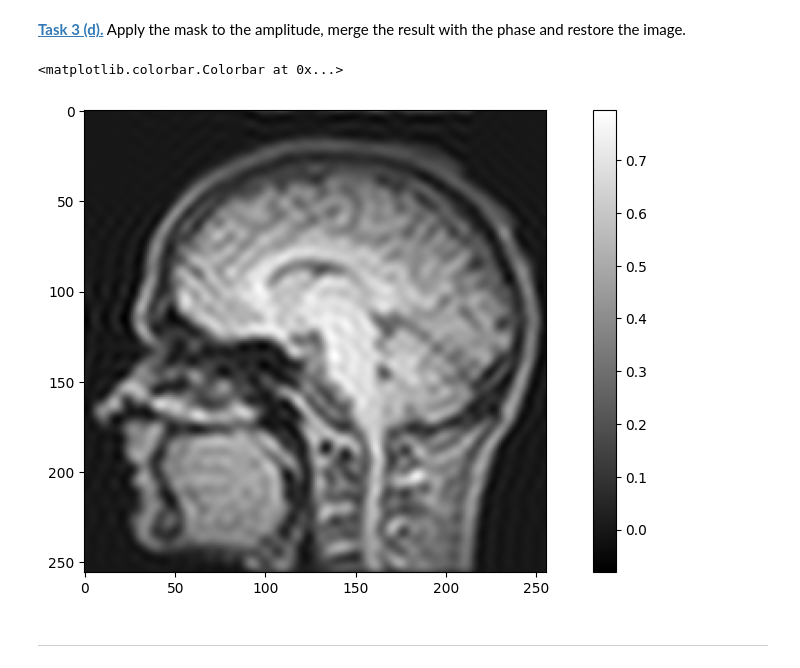
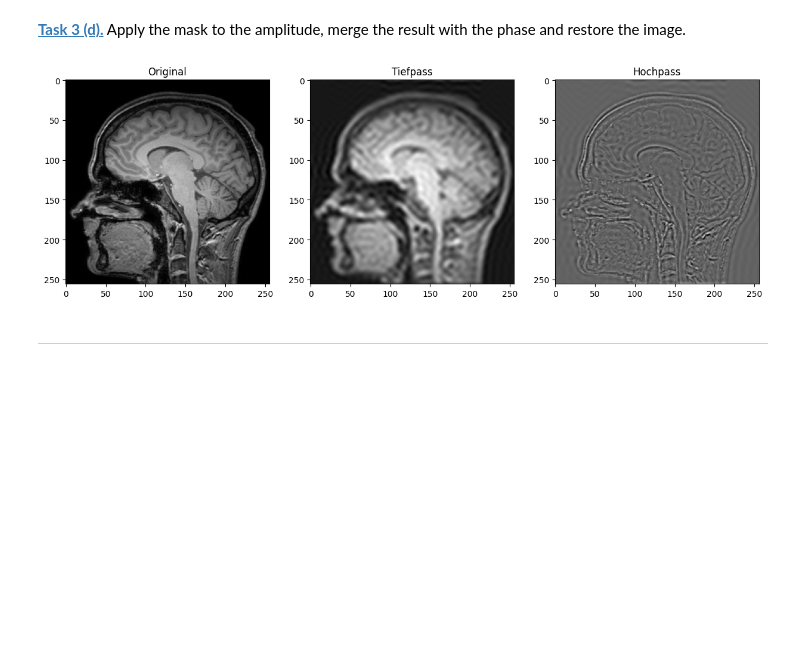
Before and after one commit to SamuelMaerklin/mobi-fs5-python, a Jupyter notebook: fourier.ipynb, the cells around one changed output. Cells and saved outputs as stored; diff of their text form; code cells hidden in the pictures; blank space fills up the shorter version.

```diff
--- a/fourier.ipynb
+++ b/fourier.ipynb
@@ -174,16 +174,24 @@ plt.imshow(np.log(brain_amplitude_shifted*mask_high), 'gray')
 # %% [markdown]
 **[Task 3 (d).]()** Apply the mask to the amplitude, merge the result with the phase and restore the image.
-# %%
-brain_img_mask = to_complex_array(np.abs(np.fft.fftshift((brain_img_ft)*mask)), np.angle(brain_ft))
-
-brain_img_mask_restored = np.fft.ifft2(brain_img_mask).real
-
-plt.figure(figsize=(12,6))
-plt.imshow(brain_img_mask_restored, 'grey')
-plt.colorbar ()
-# %% [output]
-<matplotlib.colorbar.Colorbar at 0x...>
-[figure, removed]
+# %%
+brain_ft_shifted = np.fft.fftshift(np.fft.fft2(brain_img))      # Bild Fourier transformieren und shiften
+brain_amplitude_shifted = np.abs(brain_ft_shifted)              # geshiftete Amplitude daraus isolieren
+brain_phase_shifted = np.angle(brain_ft_shifted)                # geshiftete Phase daraus isolieren
+
+low_complex  = to_complex_array(brain_amplitude_shifted * mask,      brain_phase_shifted)
+high_complex = to_complex_array(brain_amplitude_shifted * mask_high, brain_phase_shifted)
+
+low_restored  = np.fft.ifft2(np.fft.ifftshift(low_complex)).real        #geshiftete Bilder zurückshiften und real restoren
+high_restored = np.fft.ifft2(np.fft.ifftshift(high_complex)).real
+
+
+plt.figure(figsize=(15, 5))
+plt.subplot(1, 3, 1); plt.imshow(brain_img, 'gray');     plt.title('Original')
+plt.subplot(1, 3, 2); plt.imshow(low_restored, 'gray');  plt.title('Tiefpass')
+plt.subplot(1, 3, 3); plt.imshow(high_restored, 'gray'); plt.title('Hochpass')
+plt.show()
+# %% [output]
+[figure, added]
 # %% [markdown]
 ---
 # %% [markdown]
```
Also changed, not shown: parts of 8 cells of this notebook, 1 other file.
